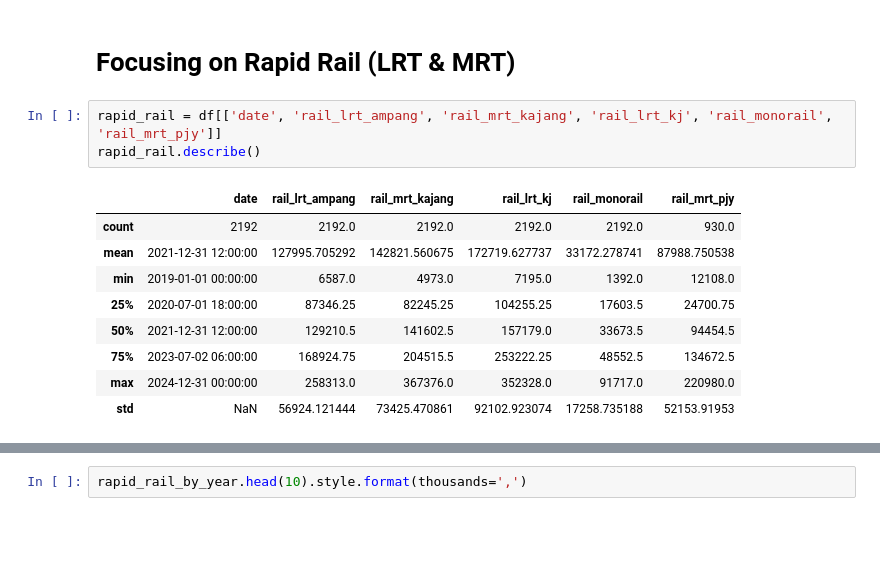
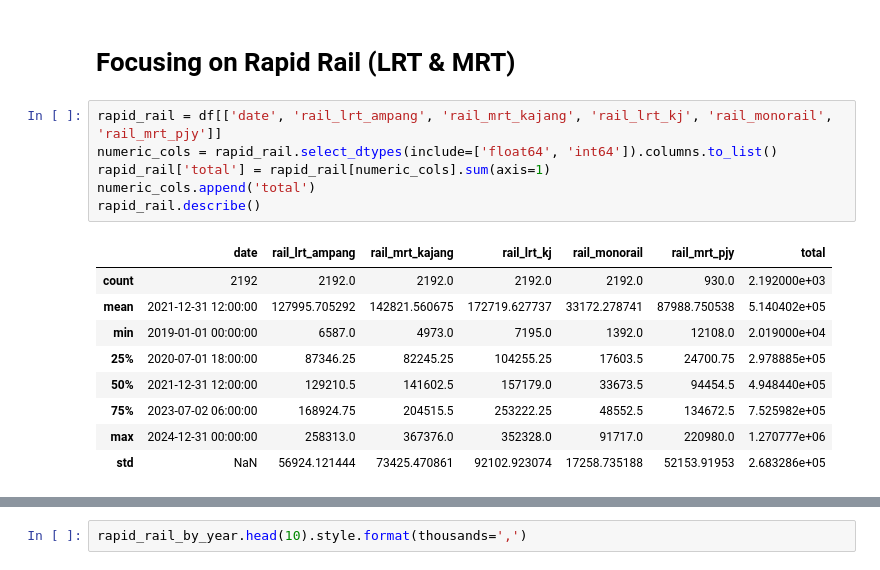
Before and after one commit to ApostropheArif/rapid-rail-ridership-analysis, a Jupyter notebook: Rapid Rail Ridership Analysis.ipynb, the cells around one changed output, grey strips where cells are left out. Drawn from its saved outputs; the diff is of its cells as text; blank space fills up the shorter version.

```diff
--- a/Rapid Rail Ridership Analysis.ipynb
+++ b/Rapid Rail Ridership Analysis.ipynb
@@ -46,14 +55,17 @@ df.describe()
 # Focusing on Rapid Rail (LRT & MRT)
 # %%
 rapid_rail = df[['date', 'rail_lrt_ampang', 'rail_mrt_kajang', 'rail_lrt_kj', 'rail_monorail', 'rail_mrt_pjy']]
+numeric_cols = rapid_rail.select_dtypes(include=['float64', 'int64']).columns.to_list()
+rapid_rail['total'] = rapid_rail[numeric_cols].sum(axis=1)
+numeric_cols.append('total')
 rapid_rail.describe()
 # %% [output]
-|  | date | rail_lrt_ampang | rail_mrt_kajang | rail_lrt_kj | rail_monorail | rail_mrt_pjy |
-| count | 2192 | 2192.0 | 2192.0 | 2192.0 | 2192.0 | 930.0 |
-| mean | 2021-12-31 12:00:00 | 127995.705292 | 142821.560675 | 172719.627737 | 33172.278741 | 87988.750538 |
-| min | 2019-01-01 00:00:00 | 6587.0 | 4973.0 | 7195.0 | 1392.0 | 12108.0 |
-| 25% | 2020-07-01 18:00:00 | 87346.25 | 82245.25 | 104255.25 | 17603.5 | 24700.75 |
-| 50% | 2021-12-31 12:00:00 | 129210.5 | 141602.5 | 157179.0 | 33673.5 | 94454.5 |
-| 75% | 2023-07-02 06:00:00 | 168924.75 | 204515.5 | 253222.25 | 48552.5 | 134672.5 |
-| max | 2024-12-31 00:00:00 | 258313.0 | 367376.0 | 352328.0 | 91717.0 | 220980.0 |
-| std | NaN | 56924.121444 | 73425.470861 | 92102.923074 | 17258.735188 | 52153.91953 |
+|  | date | rail_lrt_ampang | rail_mrt_kajang | rail_lrt_kj | rail_monorail | rail_mrt_pjy | total |
+| count | 2192 | 2192.0 | 2192.0 | 2192.0 | 2192.0 | 930.0 | 2.192000e+03 |
+| mean | 2021-12-31 12:00:00 | 127995.705292 | 142821.560675 | 172719.627737 | 33172.278741 | 87988.750538 | 5.140402e+05 |
+| min | 2019-01-01 00:00:00 | 6587.0 | 4973.0 | 7195.0 | 1392.0 | 12108.0 | 2.019000e+04 |
+| 25% | 2020-07-01 18:00:00 | 87346.25 | 82245.25 | 104255.25 | 17603.5 | 24700.75 | 2.978885e+05 |
+| 50% | 2021-12-31 12:00:00 | 129210.5 | 141602.5 | 157179.0 | 33673.5 | 94454.5 | 4.948440e+05 |
+| 75% | 2023-07-02 06:00:00 | 168924.75 | 204515.5 | 253222.25 | 48552.5 | 134672.5 | 7.525982e+05 |
+| max | 2024-12-31 00:00:00 | 258313.0 | 367376.0 | 352328.0 | 91717.0 | 220980.0 | 1.270777e+06 |
+| std | NaN | 56924.121444 | 73425.470861 | 92102.923074 | 17258.735188 | 52153.91953 | 2.683286e+05 |
```
Also changed, not shown: parts of 29 cells of this notebook.
